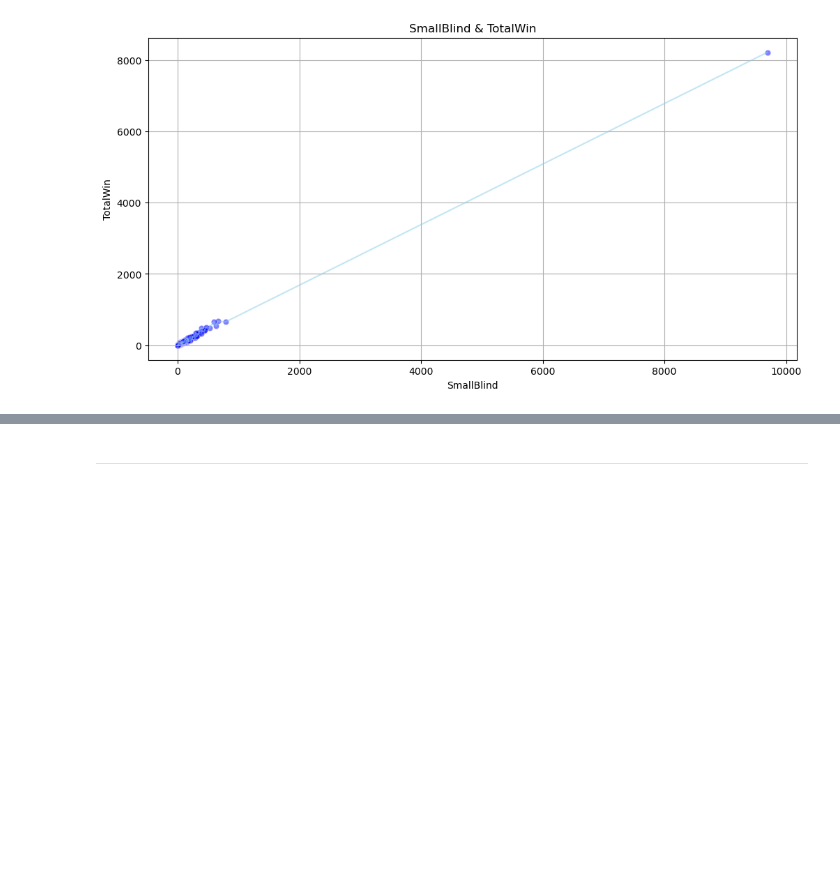
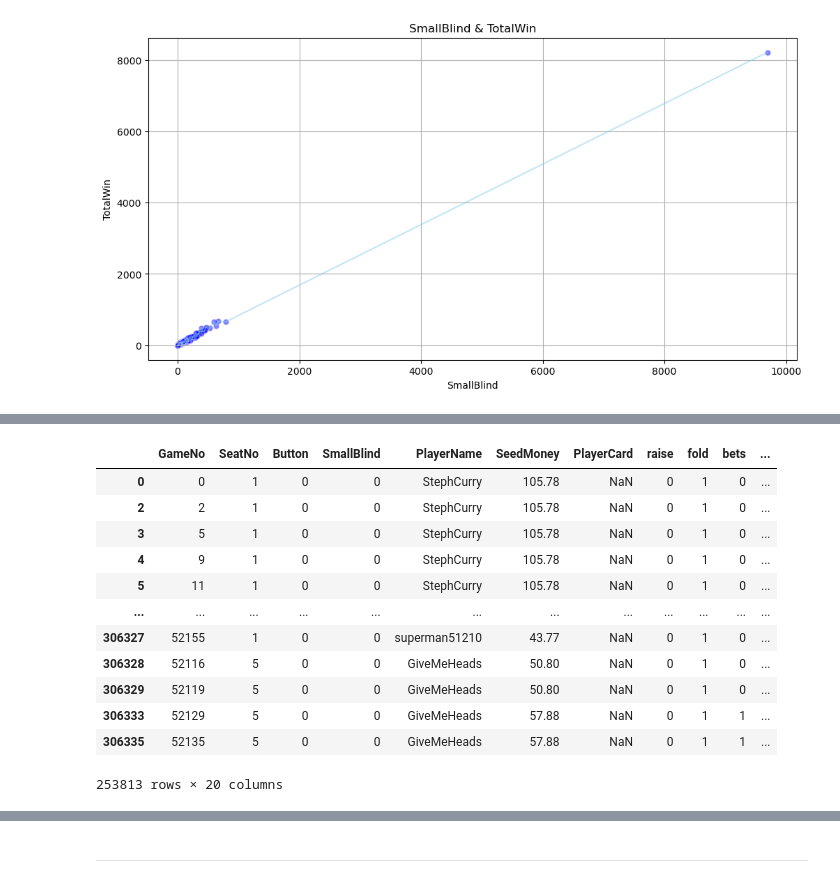
Before and after one commit to Respec-Do/study_Data_Analysis, a Jupyter notebook: z_project/Data_project/Data_Analysis.ipynb, the cells around one changed output, grey strips where cells are left out. Cells and saved outputs as stored; diff of their text form; code cells hidden in the pictures; blank space fills up the shorter version.

```diff
--- a/z_project/Data_project/Data_Analysis.ipynb
+++ b/z_project/Data_project/Data_Analysis.ipynb
@@ -1011,0 +1030,17 @@ plt.show()
+# %%
+hg_df_lose = hg_df[hg_df['Win'] == 0]
+hg_df_lose
+# %% [output]
+|  | GameNo | SeatNo | Button | SmallBlind | PlayerName | SeedMoney | PlayerCard | raise | fold | bets | ... |
+| 0 | 0 | 1 | 0 | 0 | StephCurry | 105.78 | NaN | 0 | 1 | 0 | ... |
+| 2 | 2 | 1 | 0 | 0 | StephCurry | 105.78 | NaN | 0 | 1 | 0 | ... |
+| 3 | 5 | 1 | 0 | 0 | StephCurry | 105.78 | NaN | 0 | 1 | 0 | ... |
+| 4 | 9 | 1 | 0 | 0 | StephCurry | 105.78 | NaN | 0 | 1 | 0 | ... |
+| 5 | 11 | 1 | 0 | 0 | StephCurry | 105.78 | NaN | 0 | 1 | 0 | ... |
+| ... | ... | ... | ... | ... | ... | ... | ... | ... | ... | ... | ... |
+| 306327 | 52155 | 1 | 0 | 0 | superman51210 | 43.77 | NaN | 0 | 1 | 0 | ... |
+| 306328 | 52116 | 5 | 0 | 0 | GiveMeHeads | 50.80 | NaN | 0 | 1 | 0 | ... |
+| 306329 | 52119 | 5 | 0 | 0 | GiveMeHeads | 50.80 | NaN | 0 | 1 | 0 | ... |
+| 306333 | 52129 | 5 | 0 | 0 | GiveMeHeads | 57.88 | NaN | 0 | 1 | 1 | ... |
+| 306335 | 52135 | 5 | 0 | 0 | GiveMeHeads | 57.88 | NaN | 0 | 1 | 1 | ... |
+253813 rows × 20 columns
```
Also changed, not shown: parts of 8 cells of this notebook, 3 other files.
